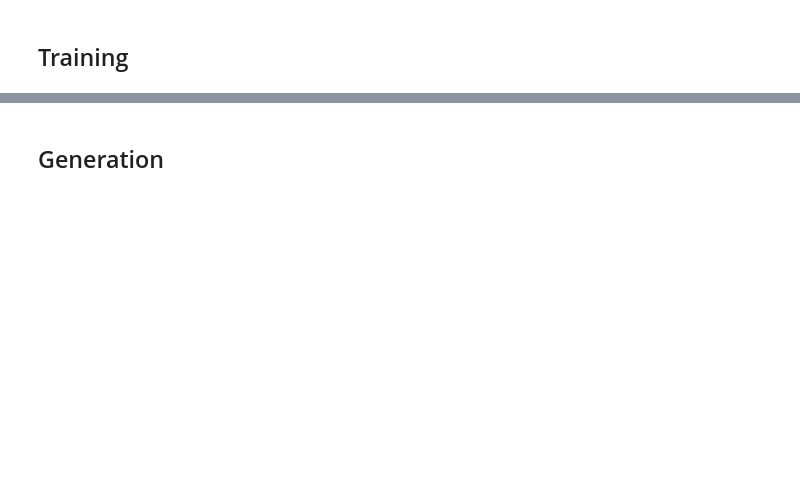
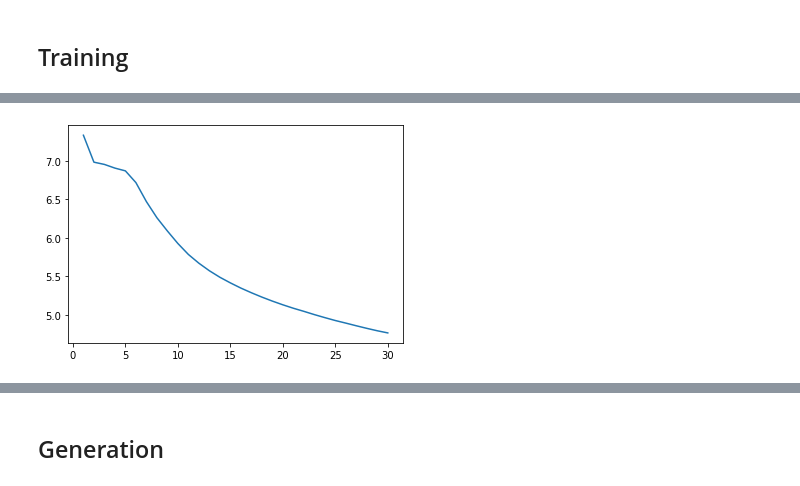
Before and after one commit to giuseppebaldini/paper-abstract-generator, a Jupyter notebook: model.ipynb, the cells around one changed output, grey strips where cells are left out. Drawn from its saved outputs; the diff is of its cells as text; code cells hidden in the pictures; blank space fills up the shorter version.

```diff
--- a/model.ipynb
+++ b/model.ipynb
@@ -334,3 +343,6 @@ torch.save({
             'optimizer_state_dict': optimizer.state_dict(),
             'loss': criterion
             }, path)
+# %%
+train(cond_lstm_w2v, batch_size=batch_size, epochs=epochs, print_every=5)
+# %% [output]
@@ -337,3 +366,4 @@ torch.save({
+[figure, added]
 # %%
 train(cond_lstm, batch_size=batch_size, epochs=epochs, print_every=5)
 # %% [output]
```
Also changed, not shown: parts of 17 cells of this notebook.
